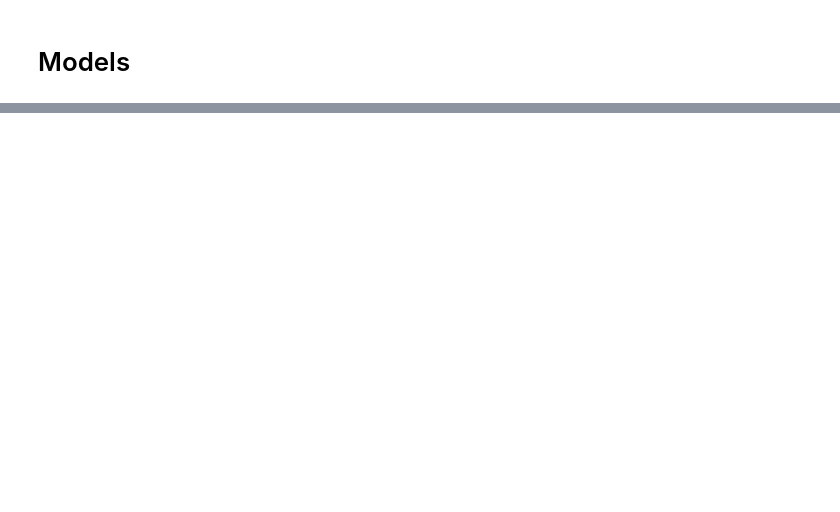
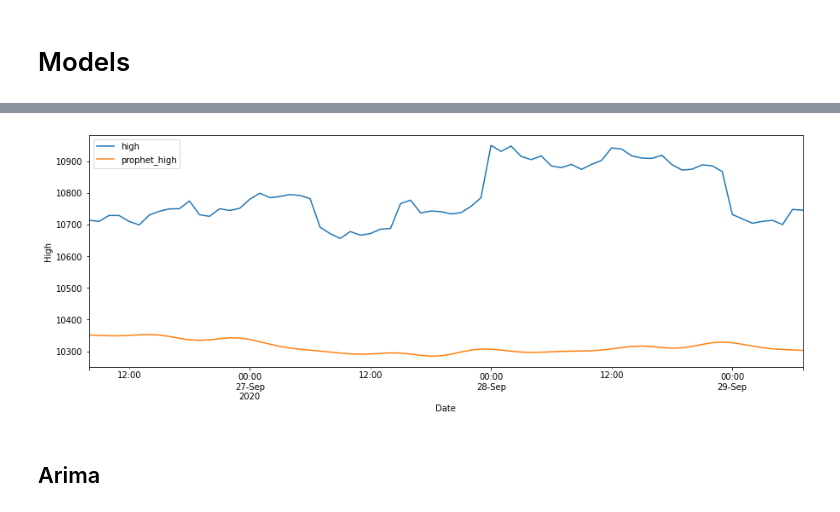
Before and after one commit to juan-ivan-NV/Btc_trading, a Jupyter notebook: Cryptocurrencies_forecastings_data_by_hour.ipynb, the cells around one changed output, grey strips where cells are left out. Drawn from its saved outputs; the diff is of its cells as text; code cells hidden in the pictures; blank space fills up the shorter version.

```diff
--- a/Cryptocurrencies_forecastings_data_by_hour.ipynb
+++ b/Cryptocurrencies_forecastings_data_by_hour.ipynb
@@ -120,0 +168,6 @@ I will let 3 days to predict
+# %%
+# ► predictions and real price
+
+my_coin_inverse = my_coin.copy()
+my_coin_inverse.High = my_coin_inverse.High.values[::-1]                        # To change value orders from the original data
+my_coin_forecast = pd.concat([forecast_p['ds'],my_coin_inverse['High'],forecast_p['yhat']], axis=1,keys=['date','high','prophet_high'])
@@ -120,0 +185,12 @@ I will let 3 days to predict
+# %%
+# ► Plot las 72 predictions and samples
+
+ax = my_coin_forecast.set_index('date')[-72:].plot(figsize=(15, 5))
+ax.set_ylabel('High')
+ax.set_xlabel('Date')
+
+plt.show()
+# %% [output]
+[figure, added]
+# %% [markdown]
+## Arima
```
Also changed, not shown: parts of 21 cells of this notebook.
